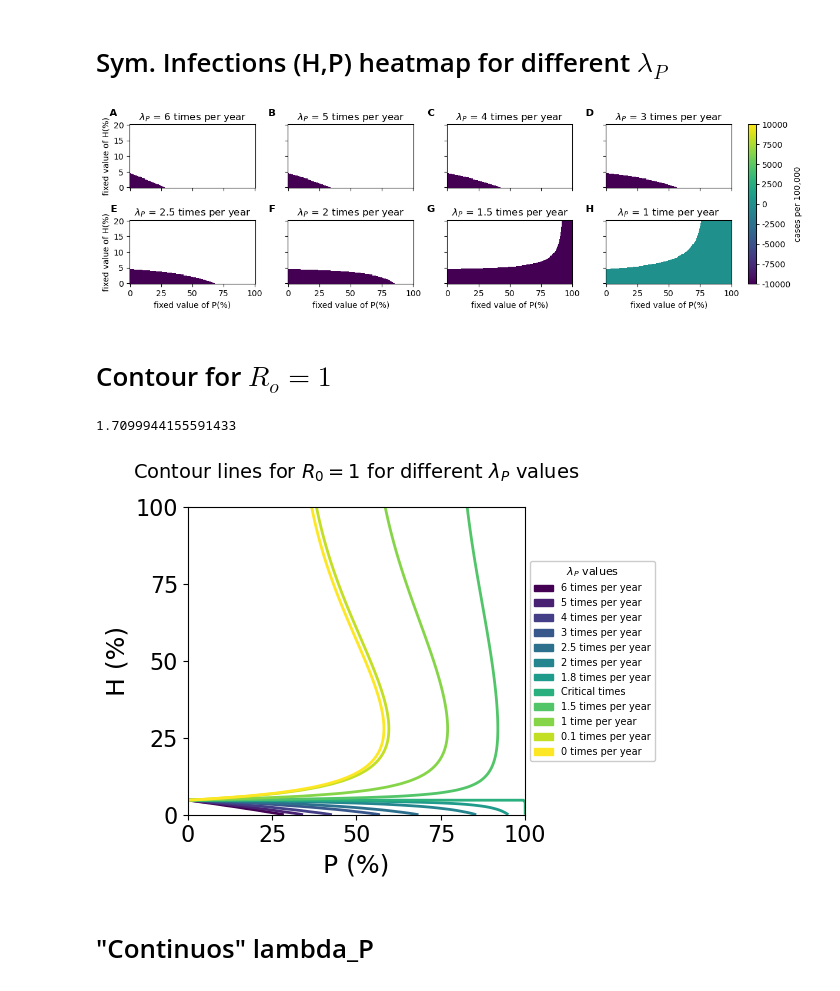
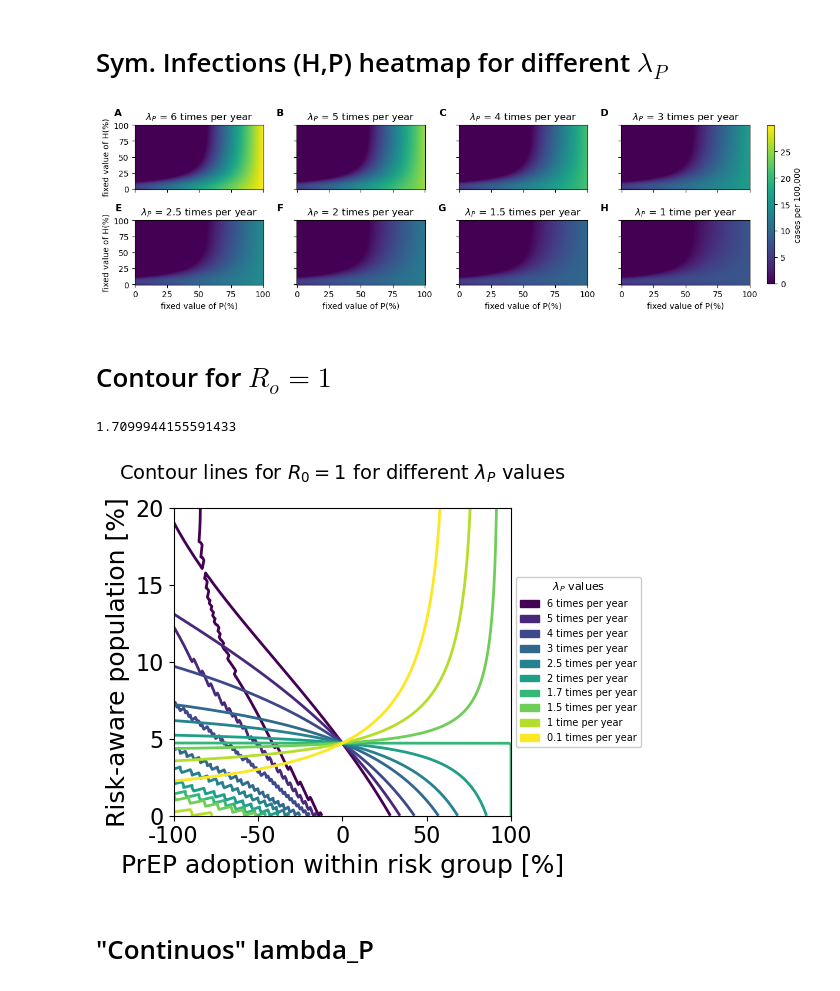
Before and after one commit to Priesemann-Group/testing-paradox-HIV-STI, a Jupyter notebook: notebooks/BifurcationAnalysis/NotebookForPrEP.ipynb, the cells around one changed output. Cells and saved outputs as stored; diff of their text form; code cells hidden in the pictures.

Commit message:
New plots

```diff
--- a/notebooks/BifurcationAnalysis/NotebookForPrEP.ipynb
+++ b/notebooks/BifurcationAnalysis/NotebookForPrEP.ipynb
@@ -513,7 +568,7 @@ def I_star_symptomatic(
 
 
 # Define the ranges for H and P values
-Hs = np.linspace(0, 0.2, 101)
+Hs = np.linspace(0, 1, 101)
 Ps = np.linspace(0, 1.0, 201)
 
 # Define different values for lambda_P
@@ -547,7 +602,8 @@ for lambda_P in lambda_P_values:
     I_values_symptomatic = np.zeros((len(Hs), len(Ps)))
     for i, H in enumerate(Hs):
         for j, P in enumerate(Ps):
-            I_values_symptomatic[i, j] = I_star_symptomatic(H, P, lambda_P)
+            if I_star_symptomatic(H, P, lambda_P) > 0:
+                I_values_symptomatic[i, j] = I_star_symptomatic(H, P, lambda_P)
     results_symptomatic[lambda_P] = I_values_symptomatic
 
 # Determine the global vmin and vmax for symptomatic cases
@@ -624,34 +680,34 @@ for idx, lambda_P in enumerate(lambda_P_values):
     # Adding subpanel letters, adjust x and y positions as needed
     ax.text(
         -0.1,
         1.25,
         chr(65 + idx),
         transform=ax.transAxes,
         fontsize=12,
         fontweight="bold",
         va="top",
         ha="right",
     )
 
 
 # Define a formatter function that multiplies the value by 100,000
 def formatter(x, pos):
     return f"{x * 1e5:.0f}"
 
 
 # Create a single color bar for the whole figure
 cbar = fig.colorbar(
     cax,
     ax=axes.ravel().tolist(),
     shrink=0.88,
     format=FuncFormatter(formatter),
     pad=0.015,
 )
 cbar.ax.set_ylabel("cases per 100,000")
 
 plt.show()
 # %% [output]
-[figure, old version]
+[figure, new version]
 # %% [markdown]
 # Contour for $R_o=1$
 # %%
@@ -698,8 +754,8 @@ def bifurcationP(
 bifur = bifurcationP()
 print(bifur * 360)
 # Define the ranges for H and P values
-Hs = np.linspace(0, 1.0, 101)
-Ps = np.linspace(0, 1.0, 201)
+Hs = np.linspace(0, .2, 101)
+Ps = np.linspace(-1, 1.0, 201)
 
 # Define different values for lambda_P
 lambda_P_values = [
@@ -709,12 +765,10 @@ lambda_P_values = [
     3 / 360.0,
     2.5 / 360.0,
     2 / 360.0,
-    1.8 / 360,
     bifur,
     1.5 / 360.0,
     1 / 360.0,
     0.1 / 360,
-    0,
 ]
 
 lambda_P_labels = [
@@ -724,12 +778,10 @@ lambda_P_labels = [
     "3 times per year",
     "2.5 times per year",
     "2 times per year",
-    "1.8 times per year",
-    "Critical times",
+    "1.7 times per year",
     "1.5 times per year",
     "1 time per year",
     "0.1 times per year",
-    "0 times per year",
 ]
 
 colors = plt.cm.viridis(np.linspace(0, 1, len(lambda_P_values)))
@@ -753,8 +805,8 @@ for lambda_P, color in zip(lambda_P_values, colors):
 ax.set_title(
     "Contour lines for $R_0 = 1$ for different $\lambda_P$ values", fontsize=14, pad=20
 )
-ax.set_xlabel("P (%)", fontsize=18)
-ax.set_ylabel("H (%)", fontsize=18)
+ax.set_xlabel("PrEP adoption within risk group [%]", fontsize=18)
+ax.set_ylabel("Risk-aware population [%]", fontsize=18)
 
 # Setting the ticks and labels with larger font size
 ax.set_xticks(np.linspace(Ps.min(), Ps.max(), 5))
@@ -790,7 +842,7 @@ plt.subplots_adjust(right=0.8)
 plt.show()
 # %% [output]
 1.7099944155591433
-[figure, old version]
+[figure, new version]
 # %% [markdown]
 # "Continuos" lambda_P
 # %%
```
Also changed, not shown: parts of 5 cells of this notebook, 2 other files.
